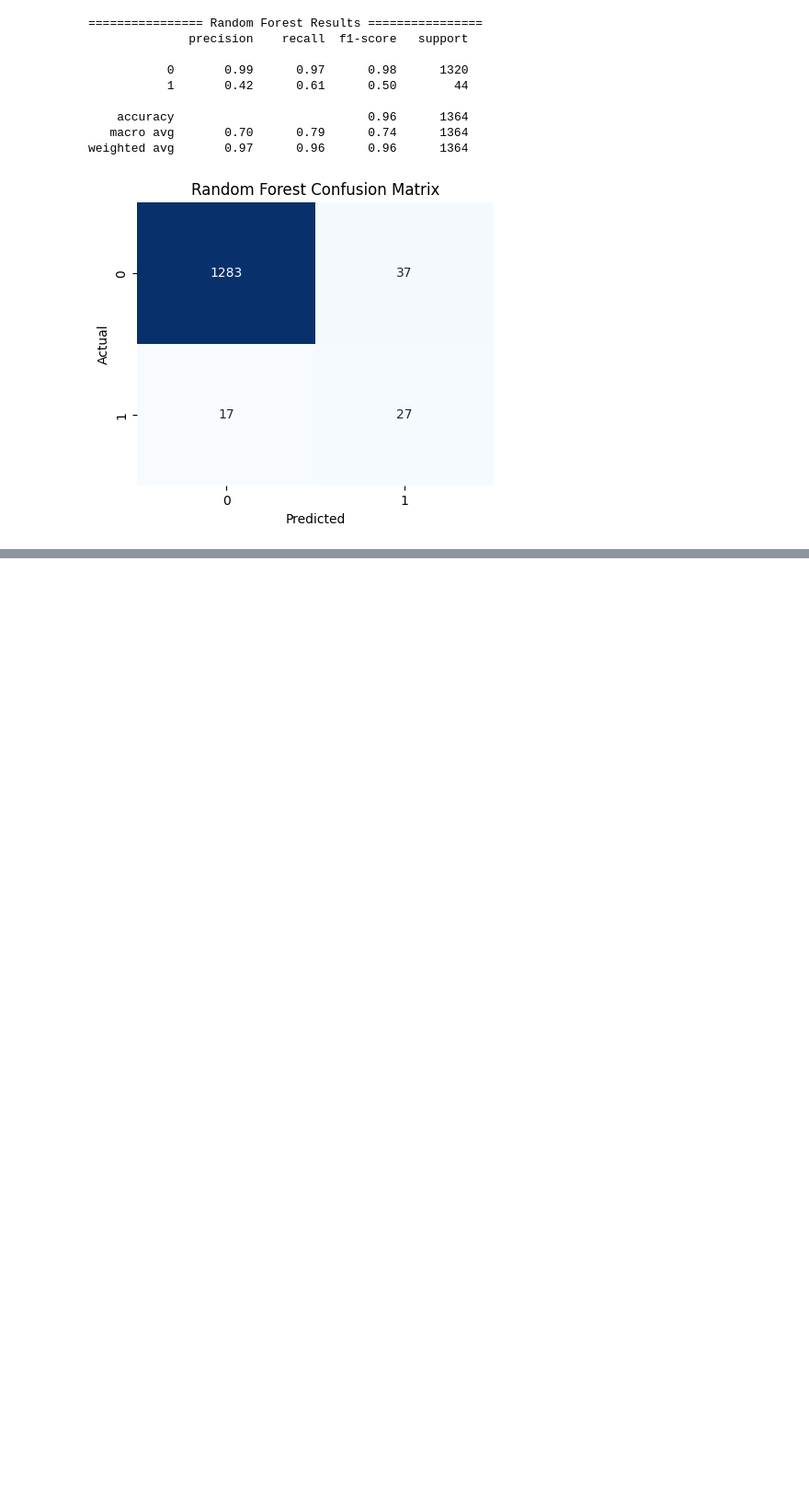
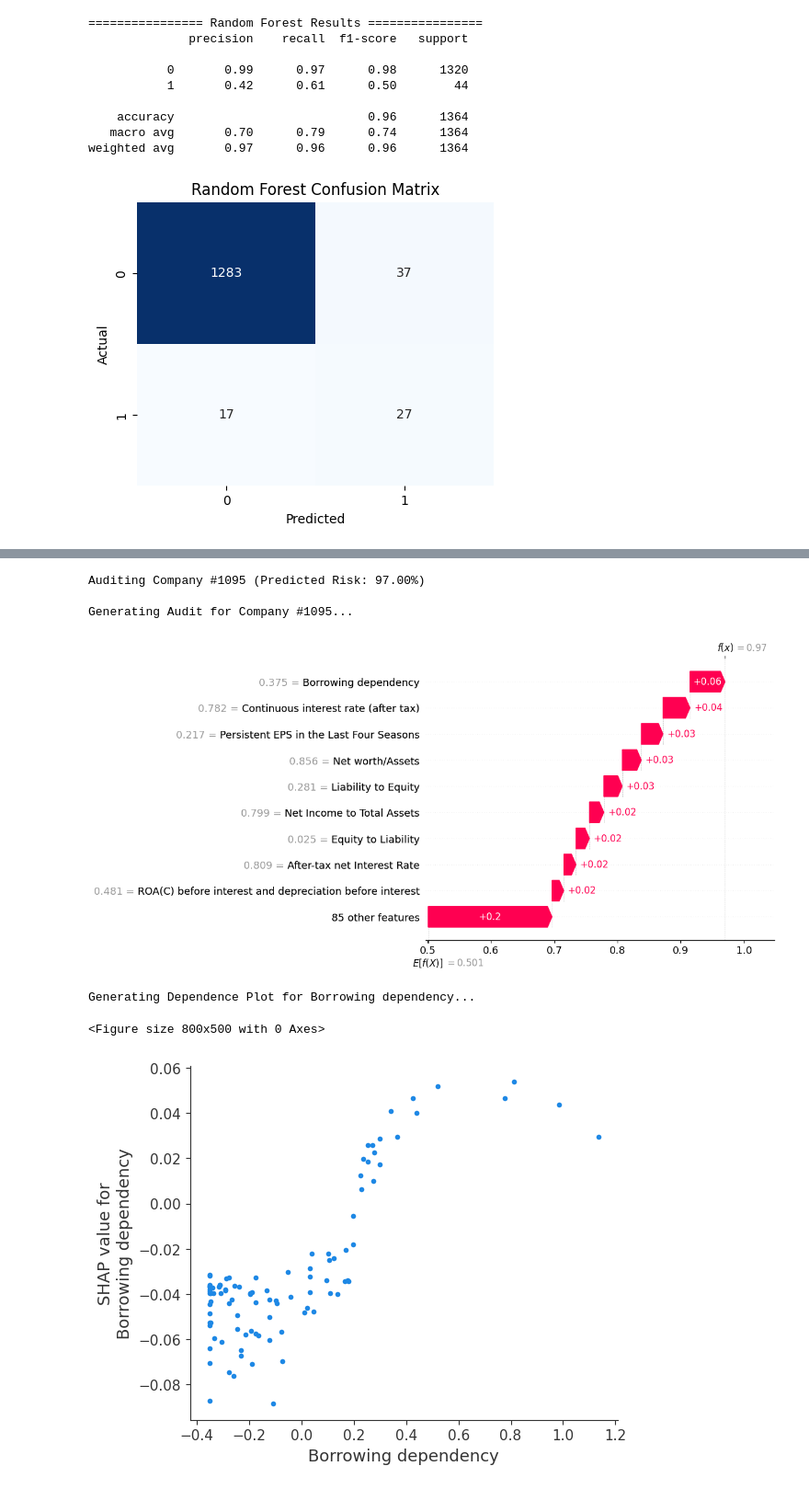
Before and after one commit to Nama21yo/corporate-Risk-AI, a Jupyter notebook: models/credit-scoring-company-bankruptcy.ipynb, the cells around one changed output, grey strips where cells are left out. Shown at 92% size. Cells and saved outputs as stored; diff of their text form; code cells hidden in the pictures; blank space fills up the shorter version.

```diff
--- a/models/credit-scoring-company-bankruptcy.ipynb
+++ b/models/credit-scoring-company-bankruptcy.ipynb
@@ -268,0 +296,54 @@ weighted avg       0.97      0.96      0.96      1364
+# %%
+# Find the Riskiest Company in the ENTIRE test set
+# We predict probabilities for all 1,364 test companies
+y_probs = rf_model.predict_proba(X_test_scaled)[:, 1]
+
+# Get the index of the highest risk company
+risk_idx = np.argmax(y_probs)
+print(f"Auditing Company #{risk_idx} (Predicted Risk: {y_probs[risk_idx]:.2%})")
+
+# Calculate SHAP for THIS SPECIFIC company only
+# We isolate just this one row so we don't crash the memory
+X_risky_company = X_test_scaled[risk_idx].reshape(1, -1)
+risky_shap_values = explainer.shap_values(X_risky_company)
+
+if isinstance(risky_shap_values, list):
+    single_shap_values = risky_shap_values[1][0]
+else:
+    single_shap_values = risky_shap_values[0, :, 1]
+
+# Waterfall Plot (The "Audit")
+print(f"\nGenerating Audit for Company #{risk_idx}...")
+plt.figure(figsize=(8, 6))
+shap.plots.waterfall(
+    shap.Explanation(
+        values=single_shap_values,
+        base_values=explainer.expected_value[1],
+        data=X.iloc[risk_idx],  # Use original data to show real values (not scaled)
+        feature_names=X.columns
+    )
+)
+plt.show()
+
+# Dependence Plot (The "Trend")
+# Note: We use the *already calculated* sample of 100 for this plot
+# to show the general trend across many companies.
+top_feature = "Borrowing dependency" # Or replace with "Net Income to Total Assets"
+print(f"\nGenerating Dependence Plot for {top_feature}...")
+
+plt.figure(figsize=(8, 5))
+shap.dependence_plot(
+    top_feature,
+    class_1_shap_values, # Uses the cached 100 samples from Part 5
+    X_test_sample,       # Uses the cached 100 samples from Part 5
+    interaction_index=None
+)
+plt.show()
+# %% [output]
+Auditing Company #1095 (Predicted Risk: 97.00%)
+
+Generating Audit for Company #1095...
+[figure, added]
+Generating Dependence Plot for Borrowing dependency...
+<Figure size 800x500 with 0 Axes>
+[figure, added]
```
Also changed, not shown: parts of 4 cells of this notebook.
